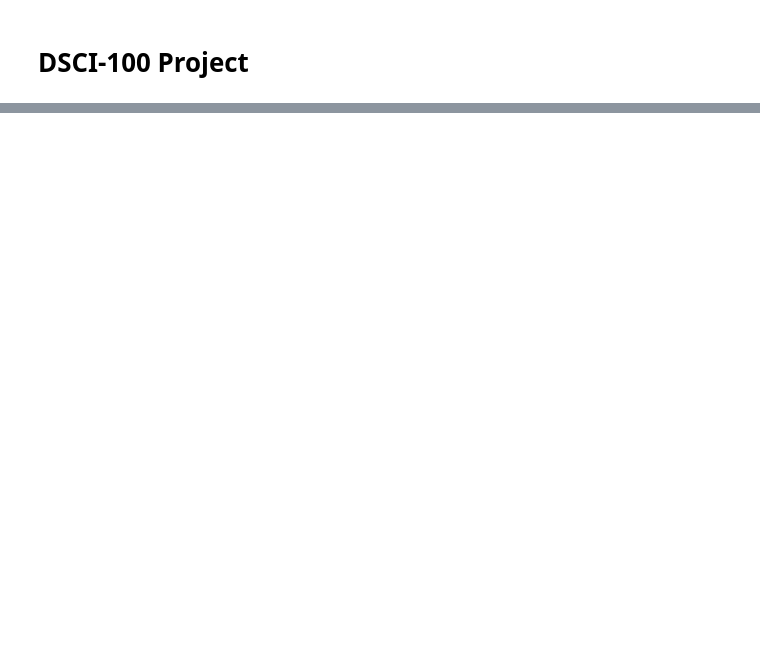
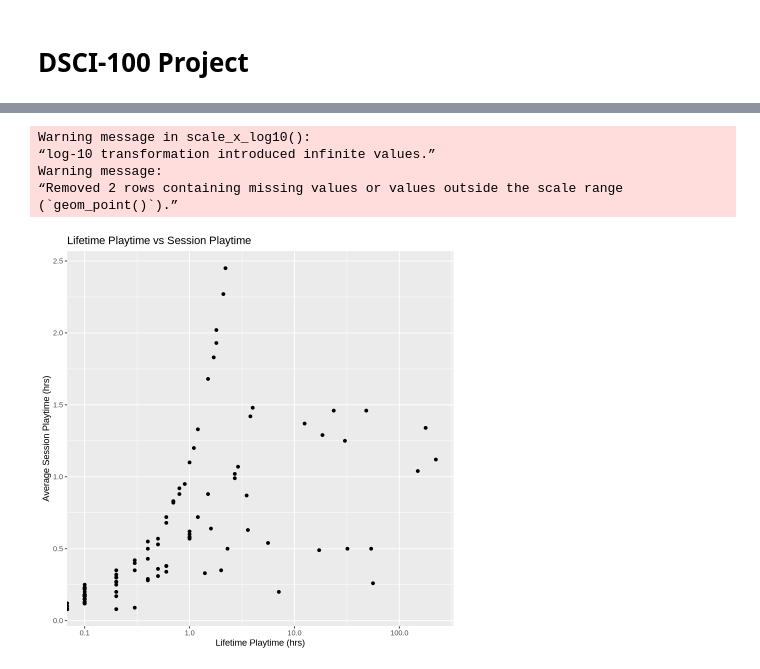
Before and after one commit to Freddy891/dsci-100-project, a Jupyter notebook: Analysis.ipynb, the cells around one changed output, grey strips where cells are left out. Cells and saved outputs as stored; diff of their text form; code cells hidden in the pictures; blank space fills up the shorter version.

Commit message:
finished project

```diff
--- a/Analysis.ipynb
+++ b/Analysis.ipynb
@@ -54,0 +58,24 @@ In this context, session data becomes redundant as they are obtained after recui
+# %%
+players_data <- read_csv("https://raw.githubusercontent.com/Freddy891/dsci-100-project/main/players.csv")
+clean_players <- players_data |>
+    rename(age = Age, email = hashedEmail) |>
+    select(email, played_hours, name)
+
+session_data <- read_csv("https://raw.githubusercontent.com/Freddy891/dsci-100-project/main/sessions.csv")
+clean_session <- session_data |>
+    rename(email = hashedEmail) |>
+    select(email:end_time) |>
+    mutate(start_time = dmy_hm(start_time), end_time = dmy_hm(end_time)) |>
+    mutate(session_duration = end_time-start_time) |>
+    select(session_duration, email)
+
+analysis_data <- merge(clean_players, clean_session, by="email") |>
+    group_by(email) |>
+    summarize(avg_session = mean(session_duration)) |>
+    mutate(avg_session = gsub("mins", "", avg_session)) |>
+    mutate(avg_session = as.numeric(avg_session)) |>
+    mutate(avg_session_hrs = round(avg_session/60, 2)) |>
+    select(-avg_session) |>
+    merge(clean_players, by="email")
+
+head(analysis_data)
@@ -54,0 +113,16 @@ In this context, session data becomes redundant as they are obtained after recui
+# %%
+session_plot <- analysis_data |>
+    ggplot(aes(played_hours, avg_session_hrs)) +
+    geom_point() +
+    labs(x="Lifetime Playtime (hrs)", y="Average Session Playtime (hrs)") +
+    ggtitle("Lifetime Playtime vs Session Playtime") +
+    scale_x_log10()
+
+session_plot
+# %% [output]
+Warning message in scale_x_log10():
+“log-10 transformation introduced infinite values.”
+Warning message:
+“Removed 2 rows containing missing values or values outside the scale range
+(`geom_point()`).”
+[figure, added]
```
Also changed, not shown: parts of 15 cells of this notebook.
